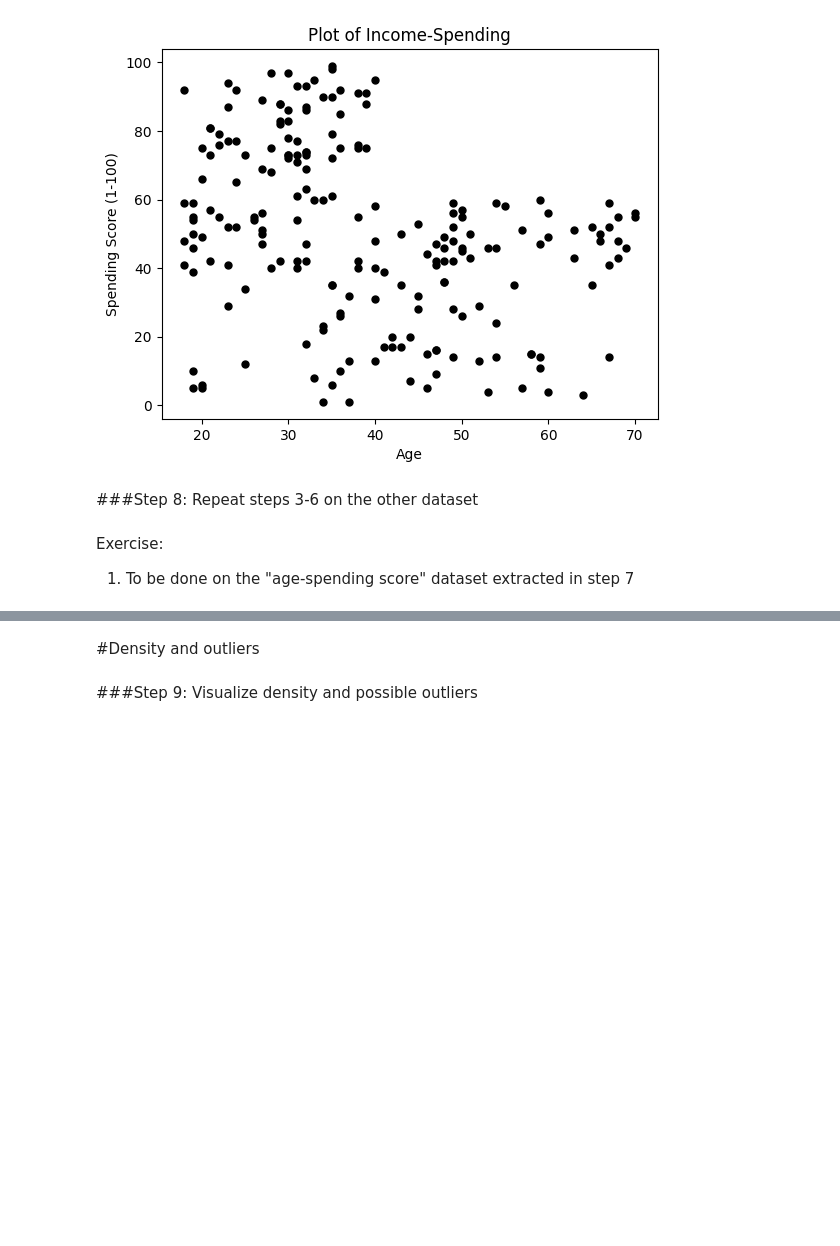
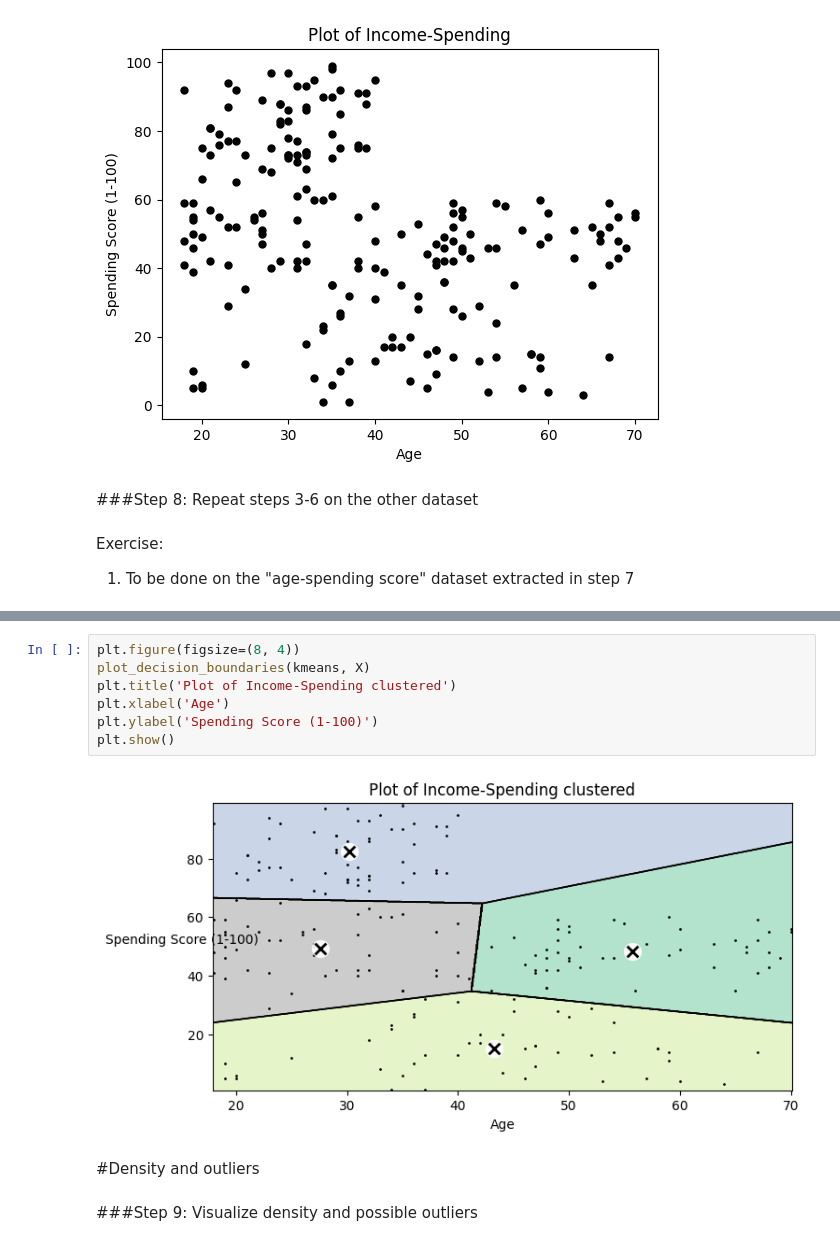
Before and after one commit to Luffeboy/Colabstuff, a Jupyter notebook: Unsupervised_learning_clustering_exercise.ipynb, the cells around one changed output, grey strips where cells are left out. Saved outputs shown, nothing was run; the diff lists cells and outputs as text; blank space fills up the shorter version.

```diff
--- a/Unsupervised_learning_clustering_exercise.ipynb
+++ b/Unsupervised_learning_clustering_exercise.ipynb
@@ -261,3 +300,12 @@ Exercise:
+# %%
+plt.figure(figsize=(8, 4))
+plot_decision_boundaries(kmeans, X)
+plt.title('Plot of Income-Spending clustered')
+plt.xlabel('Age')
+plt.ylabel('Spending Score (1-100)')
+plt.show()
+# %% [output]
+[figure, added]
 # %% [markdown]
 #Density and outliers
 # %% [markdown]
```
Also changed, not shown: parts of 6 cells of this notebook.
